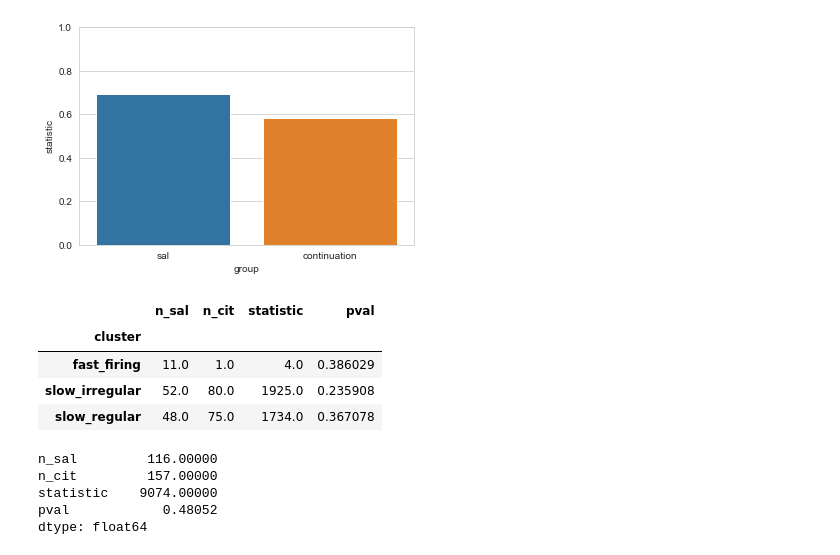
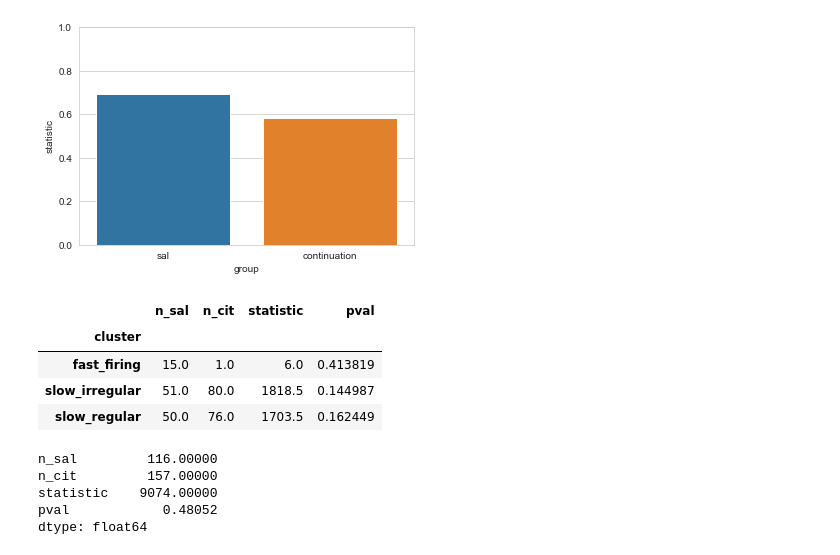
Before and after one commit to Ruairi-osul/ssri-project, a Jupyter notebook: notebooks/results/04 Evoked Correlations/00 Assign Shock Responders.ipynb, the cells around one changed output. Cells and saved outputs as stored; diff of their text form; code cells hidden in the pictures.

```diff
--- a/notebooks/results/04 Evoked Correlations/00 Assign Shock Responders.ipynb
+++ b/notebooks/results/04 Evoked Correlations/00 Assign Shock Responders.ipynb
@@ -99,7 +99,7 @@ get_psth = Pipeline([
     (rename, dict(aligned="spiketimes")),
     (bin_spikes, dict()),
     (pivot, dict(time_col="bin", value_col="counts")),
-    (standardize, dict(baseline_before=0)),
+    # (standardize, dict(baseline_before=0)),
     (sort_by_activity_in_range, dict(t_start=0.1, t_stop=0.4, agg_func=np.mean)),
 ])
 # %%
@@ -112,10 +129,10 @@ from ezbootstrap import permutation_2sample
 def permutation_prepost(col):
     x = col.loc[lambda x: (x.index < 0.02) | (x.index > 0.3)].values
     y = col.loc[lambda x: (x.index >= 0.02) & (x.index <= 0.3)].values
-    obs = x.mean() - y.mean()
-    reps = permutation_2sample(x, y, lambda x, y: np.mean(x) - np.mean(y), size=1000)
+    obs = np.median(x) - np.median(y)
+    reps = permutation_2sample(x, y, lambda x, y: np.median(x) - np.median(y), size=1000)
     p = np.mean(np.abs(reps) >= np.abs(obs)) * 2
-    return pd.Series({"statistic": obs, "p": p})
+    return pd.Series({"Observed Difference": obs, "p": p})
 
 psth_res = (
     psths
@@ -271,27 +308,27 @@ dtype: float64
 # %%
 # compare effect magnitude
 
 def compare_mag(df):
     out = {}
     sal = df.loc[lambda x: (x.group == "sal")]
     cit = df.loc[lambda x: (x.group == "continuation")]
     out["n_sal"] = len(sal)
     out["n_cit"] = len(cit)
-    x = sal.statistic.abs()
-    y = cit.statistic.abs()
+    x = sal["Observed Difference"].abs()
+    y = cit["Observed Difference"].abs()
     u, p = mannwhitneyu(x, y)
     out["statistic"] = u
     out["pval"] = p
     return pd.Series(out)
 
 
 psth_res.dropna().groupby(["cluster"]).apply(compare_mag)
 # %% [output]
 |  | n_sal | n_cit | statistic | pval |
 | cluster |  |  |  |  |
-| fast_firing | 11.0 | 1.0 | 4.0 | 0.386029 |
-| slow_irregular | 52.0 | 80.0 | 1925.0 | 0.235908 |
-| slow_regular | 48.0 | 75.0 | 1734.0 | 0.367078 |
+| fast_firing | 15.0 | 1.0 | 6.0 | 0.413819 |
+| slow_irregular | 51.0 | 80.0 | 1818.5 | 0.144987 |
+| slow_regular | 50.0 | 76.0 | 1703.5 | 0.162449 |
 # %%
 sns.barplot(data=psth_res.loc[lambda x: x.sig].assign(val=lambda x: x.statistic.abs()), x="group", y="val")
 
```
Also changed, not shown: parts of 19 cells of this notebook, 11 other files.
